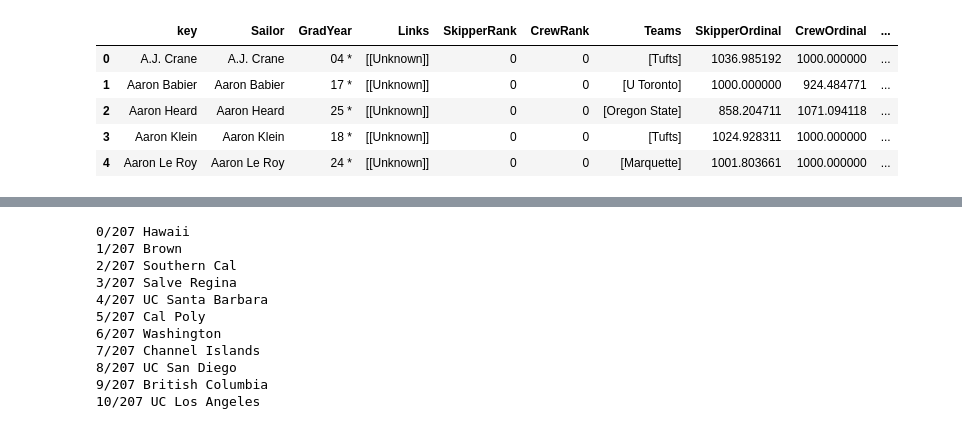
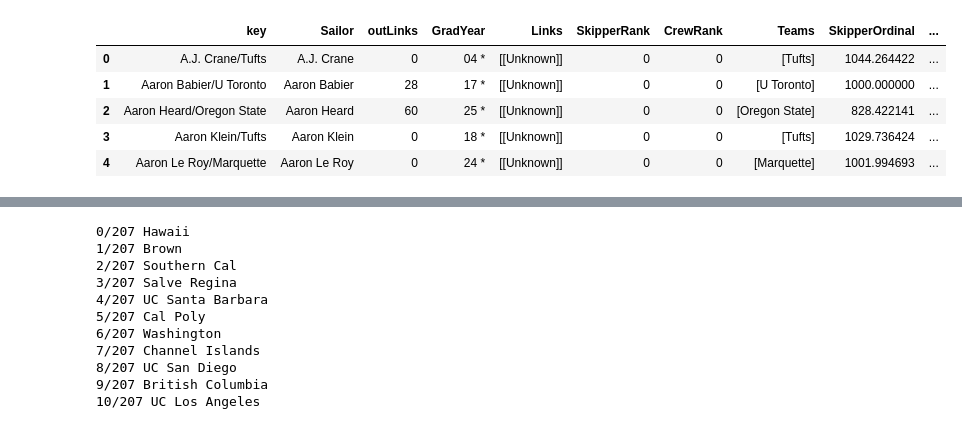
Before and after one commit to 7fi/sailing-rating-calculation, a Jupyter notebook: openskillElo.ipynb, the cells around one changed output, grey strips where cells are left out. Cells and saved outputs as stored; diff of their text form; code cells hidden in the pictures.

Commit message:
Added partner links

```diff
--- a/openskillElo.ipynb
+++ b/openskillElo.ipynb
@@ -57,13 +64,21 @@ print(p1,p2,p3,p4)
 # %%
-df_races = pd.read_json("races_new.json")
+
+df_races = pd.read_json("races_new_test.json")
 # converters={"Teams": lambda x: [y.strip().split("'")[1] for y in x.strip("[]").split(", ")]}
 df_races['raceNum'] = df_races['raceID'].apply(lambda id: int(id.split("/")[2][:-1]))  # Numeric part
 df_races['raceDiv'] = df_races['raceID'].apply(lambda id: id.split("/")[2][-1])  # Division part (e.g., 'A', 'B')
 df_races['adjusted_raceID'] = df_races.apply(adjust_race_id, axis=1) # to make combined division combined
 df_races['Link'] = df_races['Link'].fillna('Unknown') # fill empty links
-df_races['key'] = np.where(df_races['Link'] == 'Unknown', df_races['Sailor'], df_races['Link'])
+# df_races['key'] = np.where(df_races['Link'] == 'Unknown', df_races['Sailor'], df_races['Link'])
+df_races['key'] = df_races.apply(
+    lambda row: row['Sailor'] + "/" + row['Team'] if row['Link'] == 'Unknown' else row['Link'],
+    axis=1
+)
+df_races['partnerKey'] = df_races.apply(
+    lambda row: row['Partner'] + "/" + row['Team'] if row['PartnerLink'] == 'Unknown' else row['PartnerLink'],
+    axis=1
+)
 # df_races = df_races[df_races['Regatta'] == 'f24/seisa-women-fall'] # example combined regatta
-
 
 # df_races = df_races.loc[df_races['raceID'].apply(lambda id: id.split("/")[0] == 'f24')]
 
@@ -71,3 +86,4 @@ df_races_full = df_races.sort_values(['Date', 'raceNum', 'raceDiv']).reset_index
 
 df_races_skipper = df_races_full.loc[df_races_full['Position'].str.contains('Skipper')].sort_values(['Date', 'raceNum']).reset_index(drop=True)
 df_races_crew = df_races_full.loc[df_races_full['Position'].str.contains('Crew')].sort_values(['Date', 'raceNum']).reset_index(drop=True)
+df_races
@@ -76,5 +106,5 @@ teamRegions = {'Hawaii': 'PCCSC', 'Brown': 'NEISA', 'Southern Cal': 'PCCSC', 'Sa
 # %%
-merges = [{'first': 'carter-anderson', 'second': 'carter-anderson-2027'}]
+merges = [{'first': 'carter-anderson', 'second': 'carter-anderson-2027'}, {'first': 'elliott-bates', 'second':'elliott-bates-2021'}]
 # %%
 # Function to add a sailor to the dictionary
 def add_sailor(group,names_group, links_group, seasons_group,teams_group, years_group, people):
@@ -323,14 +355,16 @@ Currently analyzing race 58000/64966 Regatta:f24/neisa-fall-tournament, Date:202
 # %%
 # Compute season rivals
-grouped = df_races_full[df_races_full['raceID'].str.startswith('f24')].groupby('adjusted_raceID')
+grouped = df_races_full.groupby('adjusted_raceID') # [df_races_full['raceID'].str.startswith('f24')]
 
 i = 0
 leng = len(grouped)
 for raceID, scores in grouped:
     # Report status every 100 races
-    if i % 100 == 0:
+    if i % 1000 == 0:
         print(f"Currently analyzing race {i}/{leng} Regatta:{raceID}")
     i += 1
+
+    season = raceID.split("/")[0]
 
     sailor_scores = scores.set_index('key')[['Position', 'Score', 'Team', 'Sailor']]
 
@@ -353,9 +387,14 @@ for raceID, scores in grouped:
                         p.rivals[pos] = {}
 
                     if other_key not in p.rivals[pos]:
-                        p.rivals[pos][other_key] = {'name': other_name,'races': 0, 'team': other_team, 'wins': 0}
+                        p.rivals[pos][other_key] = {'name': other_name,'races': {}, 'team': other_team, 'wins': {}}
 
-                    p.rivals[pos][other_key]['races'] += 1
+                    if season not in p.rivals[pos][other_key]['races'].keys():
+                        p.rivals[pos][other_key]['races'][season] = 0
+                    if season not in p.rivals[pos][other_key]['wins'].keys():
+                        p.rivals[pos][other_key]['wins'][season] = 0
+
+                    p.rivals[pos][other_key]['races'][season] += 1
                     if other_score > score:
-                        p.rivals[pos][other_key]['wins'] += 1
+                        p.rivals[pos][other_key]['wins'][season] += 1
 # %% [output]
@@ -379,37 +418,38 @@ Currently analyzing race 2200/2261 Regatta:f24/women-sugar-bowl/3
 # %%
 # Filter sailors who have 'f24' in their seasons list
 eligible_skippers = [p for p in people.values()
                     if 'f24' in p.seasons['skipper']
-                    and sum([race['cross'] for race in p.races]) > 20]
+                    and sum([race['outLinks'] for race in p.races]) > 70]
+
 eligible_crews = [p for p in people.values()
                     if 'f24' in p.seasons['crew']
-                    and sum([race['cross'] for race in p.races]) > 20]
+                    and sum([race['outLinks'] for race in p.races]) > 70]
 
 for p in people.values():
     p.skipperRank = 0
     p.crewRank = 0
 
 for i,s in enumerate(sorted([p for p in eligible_skippers], key=lambda p: p.sr.ordinal(), reverse=True)):
     s.skipperRank = i + 1
 for i,s in enumerate(sorted([p for p in eligible_crews], key=lambda p: p.cr.ordinal(), reverse=True)):
     s.crewRank = i + 1
 
 allRows = []
 for sailor,p in people.items():
     avgSkipperRatio = float(np.array([r['ratio'] for r in p.races if r['pos'] == 'Skipper']).mean())
     avgCrewRatio = float(np.array([r['ratio'] for r in p.races if r['pos'] == 'Crew']).mean())
     p.avgSkipperRatio = avgSkipperRatio
     p.avgCrewRatio = avgCrewRatio
-    allRows.append([sailor, p.name, p.year, p.links, p.skipperRank,p.crewRank, p.teams, p.sr.ordinal() + offset, p.cr.ordinal() + offset, p.sr.mu, p.cr.mu, avgSkipperRatio,avgCrewRatio, p.sr.sigma, p.cr.sigma, p.seasons, sum([race['cross'] for race in p.races]),sum([race['outLinks'] for race in p.races]), p.races, p.rivals])
+    allRows.append([sailor, p.name,sum([race['outLinks'] for race in p.races]), p.year, p.links, p.skipperRank,p.crewRank, p.teams, p.sr.ordinal(target=targetElo, alpha=200 / model.sigma), p.cr.ordinal(target=targetElo, alpha=200 / model.sigma), p.sr.mu, p.cr.mu, avgSkipperRatio,avgCrewRatio, p.sr.sigma, p.cr.sigma, p.seasons, sum([race['cross'] for race in p.races]), p.races, p.rivals])
 
-df_sailors = pd.DataFrame(allRows, columns=['key', 'Sailor','GradYear', 'Links', 'SkipperRank', 'CrewRank', 'Teams', 'SkipperOrdinal', 'CrewOrdinal','SkipperMU','CrewMU', 'skipperAvgRatio', 'crewAvgRatio', 'SkipperSigma','CrewSigma', 'Seasons', 'Cross','outLinks', 'Races', 'Rivals'])
+df_sailors = pd.DataFrame(allRows, columns=['key', 'Sailor','outLinks','GradYear', 'Links', 'SkipperRank', 'CrewRank', 'Teams', 'SkipperOrdinal', 'CrewOrdinal','SkipperMU','CrewMU', 'skipperAvgRatio', 'crewAvgRatio', 'SkipperSigma','CrewSigma', 'Seasons', 'Cross', 'Races', 'Rivals'])
 
-df_sailors.to_json('sailorsexperiment19.json', index=False)
+# df_sailors.to_json('sailorsexperiment19.json', index=False)
 df_sailors.head()
 # %% [output]
-|  | key | Sailor | GradYear | Links | SkipperRank | CrewRank | Teams | SkipperOrdinal | CrewOrdinal | ... |
-| 0 | A.J. Crane | A.J. Crane | 04 * | [[Unknown]] | 0 | 0 | [Tufts] | 1036.985192 | 1000.000000 | ... |
-| 1 | Aaron Babier | Aaron Babier | 17 * | [[Unknown]] | 0 | 0 | [U Toronto] | 1000.000000 | 924.484771 | ... |
-| 2 | Aaron Heard | Aaron Heard | 25 * | [[Unknown]] | 0 | 0 | [Oregon State] | 858.204711 | 1071.094118 | ... |
-| 3 | Aaron Klein | Aaron Klein | 18 * | [[Unknown]] | 0 | 0 | [Tufts] | 1024.928311 | 1000.000000 | ... |
-| 4 | Aaron Le Roy | Aaron Le Roy | 24 * | [[Unknown]] | 0 | 0 | [Marquette] | 1001.803661 | 1000.000000 | ... |
+|  | key | Sailor | outLinks | GradYear | Links | SkipperRank | CrewRank | Teams | SkipperOrdinal | ... |
+| 0 | A.J. Crane/Tufts | A.J. Crane | 0 | 04 * | [[Unknown]] | 0 | 0 | [Tufts] | 1044.264422 | ... |
+| 1 | Aaron Babier/U Toronto | Aaron Babier | 28 | 17 * | [[Unknown]] | 0 | 0 | [U Toronto] | 1000.000000 | ... |
+| 2 | Aaron Heard/Oregon State | Aaron Heard | 60 | 25 * | [[Unknown]] | 0 | 0 | [Oregon State] | 828.422141 | ... |
+| 3 | Aaron Klein/Tufts | Aaron Klein | 0 | 18 * | [[Unknown]] | 0 | 0 | [Tufts] | 1029.736424 | ... |
+| 4 | Aaron Le Roy/Marquette | Aaron Le Roy | 0 | 24 * | [[Unknown]] | 0 | 0 | [Marquette] | 1001.994693 | ... |
```
Also changed, not shown: parts of 12 cells of this notebook, 3 other files.
